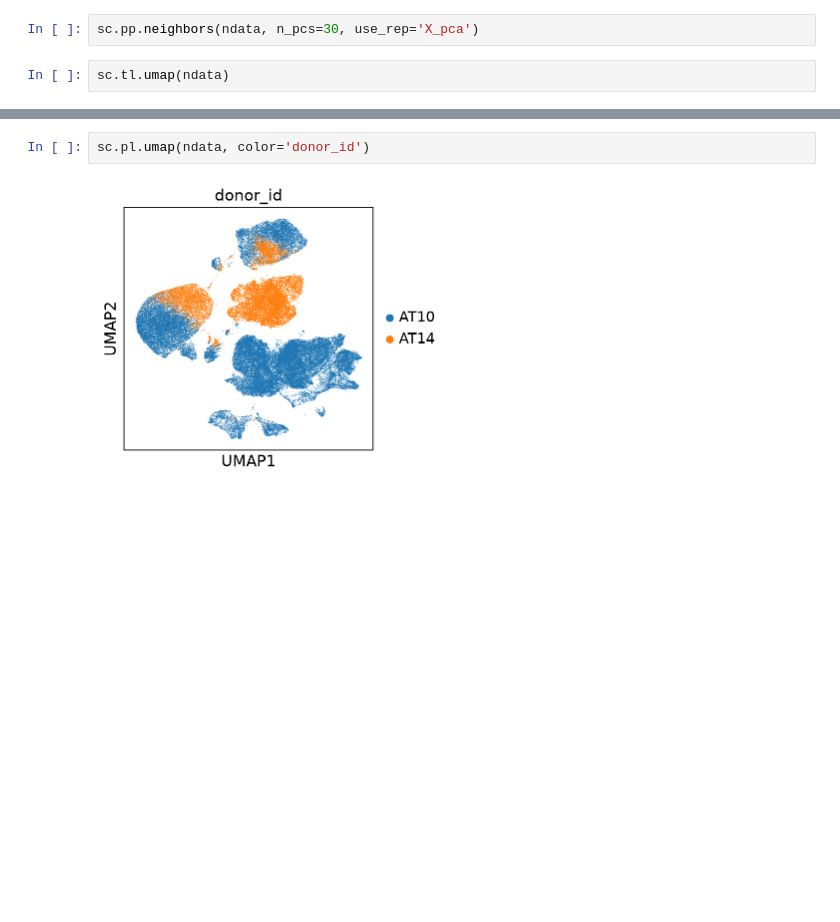
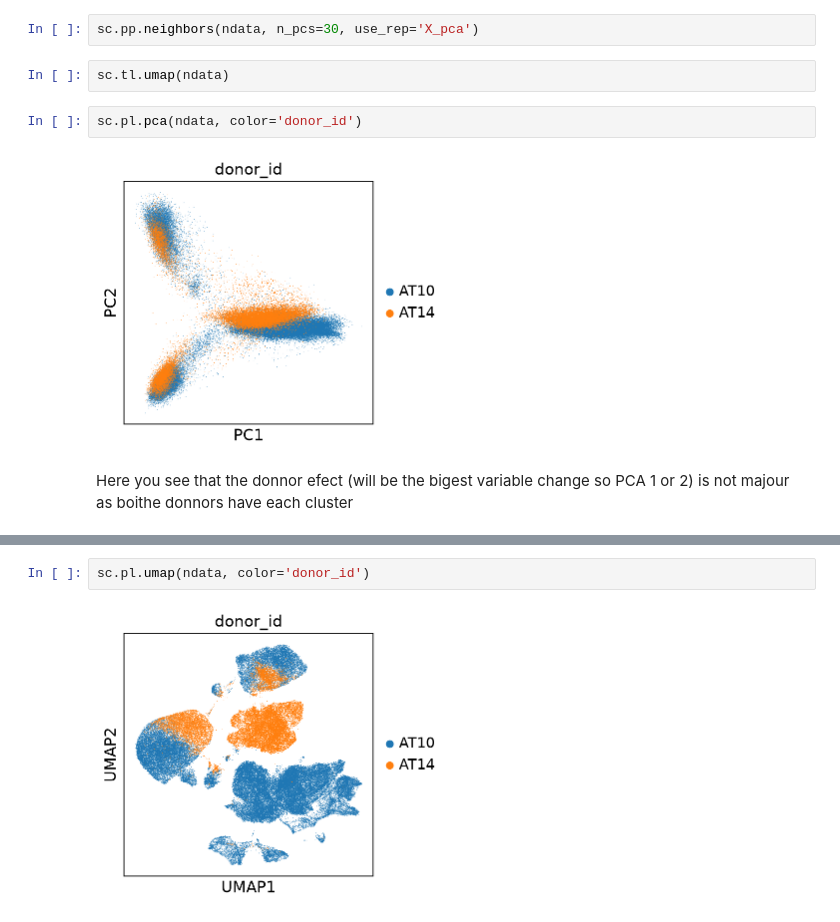
Before and after one commit to FlorenciaCalderonV/gbm-space-c10, a Jupyter notebook: notebooks/level1/01_Flora.ipynb, the cells around one changed output, grey strips where cells are left out. Saved outputs shown, nothing was run; the diff lists cells and outputs as text; blank space fills up the shorter version.

```diff
--- a/notebooks/level1/01_Flora.ipynb
+++ b/notebooks/level1/01_Flora.ipynb
@@ -427,3 +427,9 @@ sc.pl.pca_variance_ratio(ndata, n_pcs=50, log=True)
 sc.pp.neighbors(ndata, n_pcs=30, use_rep='X_pca')
 # %%
 sc.tl.umap(ndata)
+# %%
+sc.pl.pca(ndata, color='donor_id')
+# %% [output]
+[figure, added]
+# %% [markdown]
+Here you see that the donnor efect (will be the bigest variable change so PCA 1 or 2) is not majour as boithe donnors have each cluster
```
Also changed, not shown: parts of 1 cell of this notebook.
